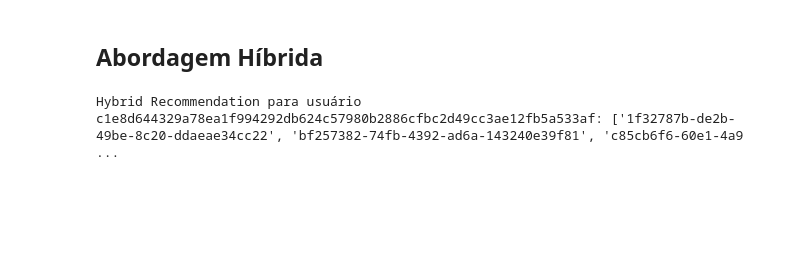
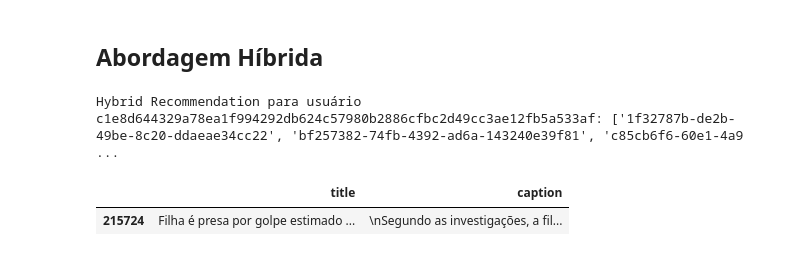
Before and after one commit to lslm/recommendation-system, a Jupyter notebook: notebooks/recsys.ipynb, the cells around one changed output. Saved outputs shown, nothing was run; the diff lists cells and outputs as text; code cells hidden in the pictures; blank space fills up the shorter version.

Commit message:
chore: validação da função get_similar_items

```diff
--- a/notebooks/recsys.ipynb
+++ b/notebooks/recsys.ipynb
@@ -33,7 +33,7 @@ train_df.head()
 | 4 | e777d1f31d4d955b63d60acc13df336d3... | Non-Logged | 4 | bebdeb3e-1699-43e0-a1b8-989f5a6ab... | 1658766608801, 1658766608801, 166... | 579, 579, 7, 2 | 801396, 801396, 10000, 10000 | ... |
 # %%
 # Definir caminhos para os arquivos de treino (supondo que estejam nomeados como treino_parte_*.csv)
-path_to_items = r"C:\Users\ismp19285\OneDrive - bhb.bm\Desktop\Pers\FIAP\datathon\challenge-webmedia-e-globo-2023\itens\itens"
+path_to_items = r"../data/items"
 # %%
 items_df = load_data(path_to_items)
 items_df.head()
@@ -320,3 +355,8 @@ def hybrid_recommend(user_id, top_n=10, weight_cf=0.5, weight_cb=0.5):
 print("Hybrid Recommendation para usuário {}: {}".format(user_id, hybrid_recommend(user_id=user_id, top_n=5)))
 # %% [output]
 Hybrid Recommendation para usuário c1e8d644329a78ea1f994292db624c57980b2886cfbc2d49cc3ae12fb5a533af: ['1f32787b-de2b-49be-8c20-ddaeae34cc22', 'bf257382-74fb-4392-ad6a-143240e39f81', 'c85cb6f6-60e1-4a9 ...
+# %%
+items_df[items_df["page"] == "1f32787b-de2b-49be-8c20-ddaeae34cc22"][["title","caption"]]
+# %% [output]
+|  | title | caption |
+| 215724 | Filha é presa por golpe estimado ... | \nSegundo as investigações, a fil... |
```
Also changed, not shown: parts of 8 cells of this notebook.
